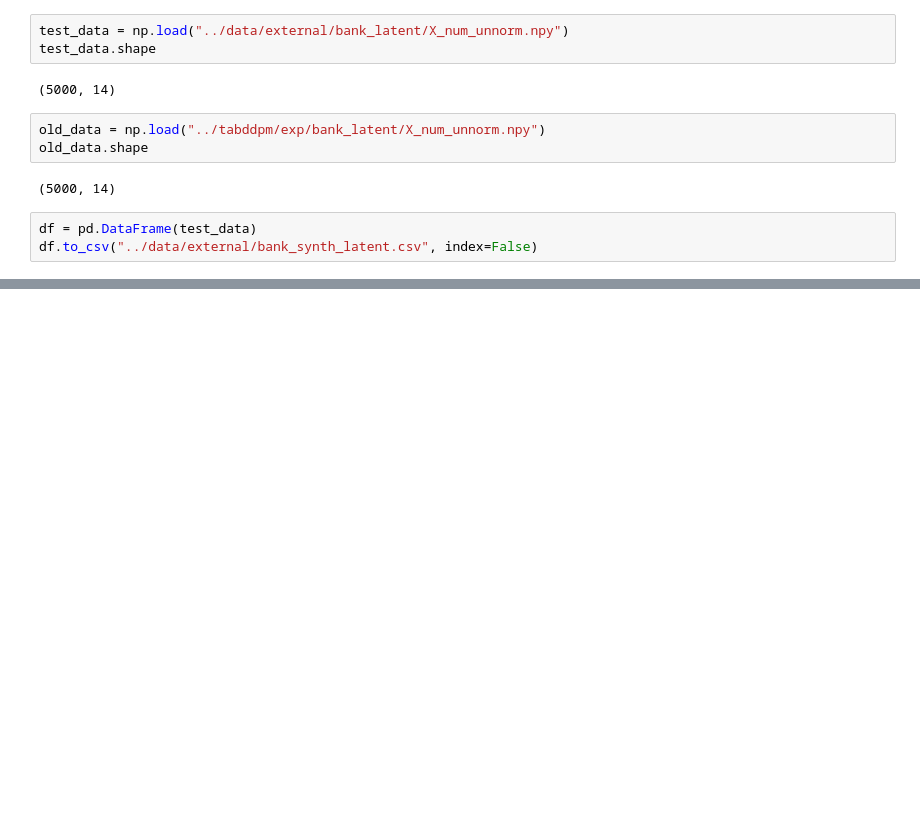
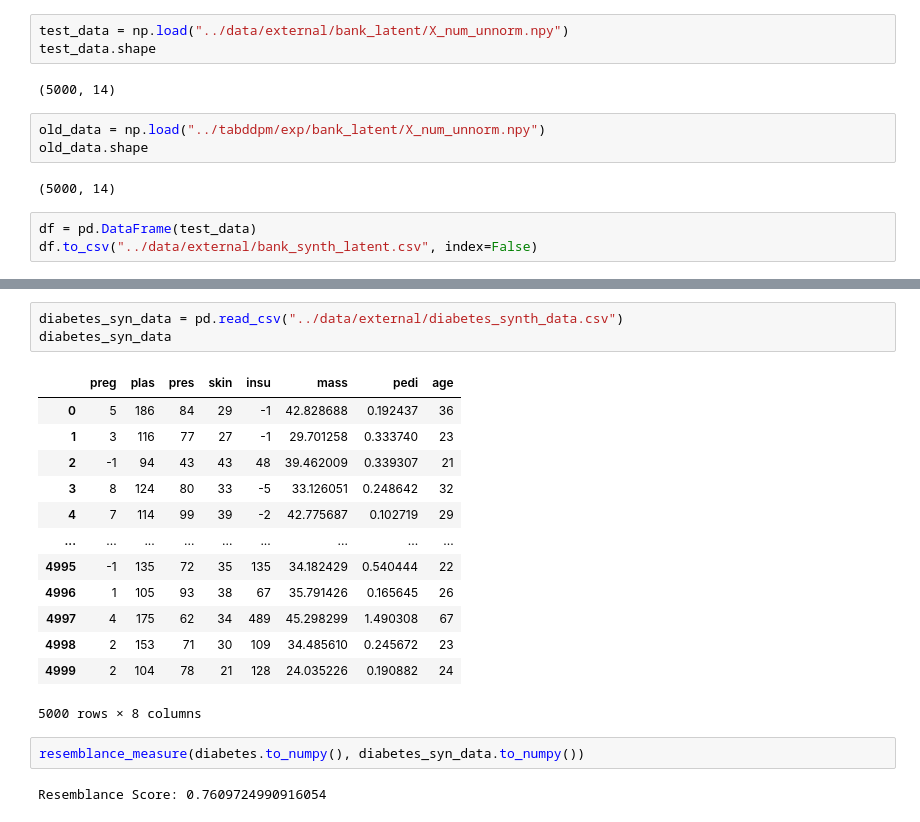
Before and after one commit to arc-arnob/Silofuse-reproduced, a Jupyter notebook: notebooks/1.0-vae-tvae-initial.ipynb, the cells around one changed output, grey strips where cells are left out. Drawn from its saved outputs; the diff is of its cells as text; blank space fills up the shorter version.

```diff
--- a/notebooks/1.0-vae-tvae-initial.ipynb
+++ b/notebooks/1.0-vae-tvae-initial.ipynb
@@ -542,0 +546,21 @@ Resemblance Score: 0.8528996418153606
+# %%
+diabetes_syn_data = pd.read_csv("../data/external/diabetes_synth_data.csv")
+diabetes_syn_data
+# %% [output]
+|  | preg | plas | pres | skin | insu | mass | pedi | age |
+| 0 | 5 | 186 | 84 | 29 | -1 | 42.828688 | 0.192437 | 36 |
+| 1 | 3 | 116 | 77 | 27 | -1 | 29.701258 | 0.333740 | 23 |
+| 2 | -1 | 94 | 43 | 43 | 48 | 39.462009 | 0.339307 | 21 |
+| 3 | 8 | 124 | 80 | 33 | -5 | 33.126051 | 0.248642 | 32 |
+| 4 | 7 | 114 | 99 | 39 | -2 | 42.775687 | 0.102719 | 29 |
+| ... | ... | ... | ... | ... | ... | ... | ... | ... |
+| 4995 | -1 | 135 | 72 | 35 | 135 | 34.182429 | 0.540444 | 22 |
+| 4996 | 1 | 105 | 93 | 38 | 67 | 35.791426 | 0.165645 | 26 |
+| 4997 | 4 | 175 | 62 | 34 | 489 | 45.298299 | 1.490308 | 67 |
+| 4998 | 2 | 153 | 71 | 30 | 109 | 34.485610 | 0.245672 | 23 |
+| 4999 | 2 | 104 | 78 | 21 | 128 | 24.035226 | 0.190882 | 24 |
+5000 rows × 8 columns
+# %%
+resemblance_measure(diabetes.to_numpy(), diabetes_syn_data.to_numpy())
+# %% [output]
+Resemblance Score: 0.7609724990916054
```
Also changed, not shown: parts of 5 cells of this notebook, 2 other files.
